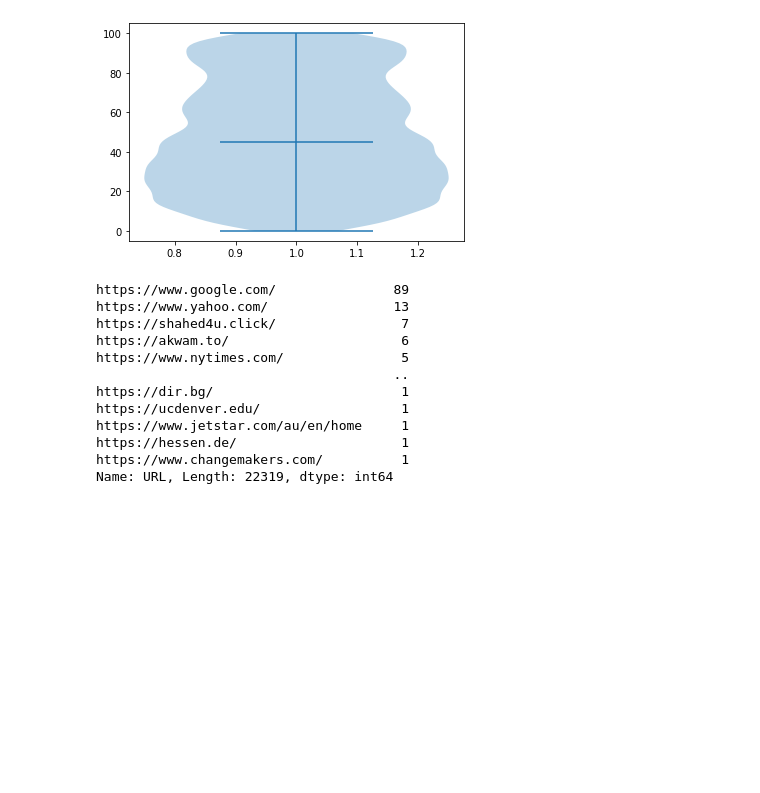
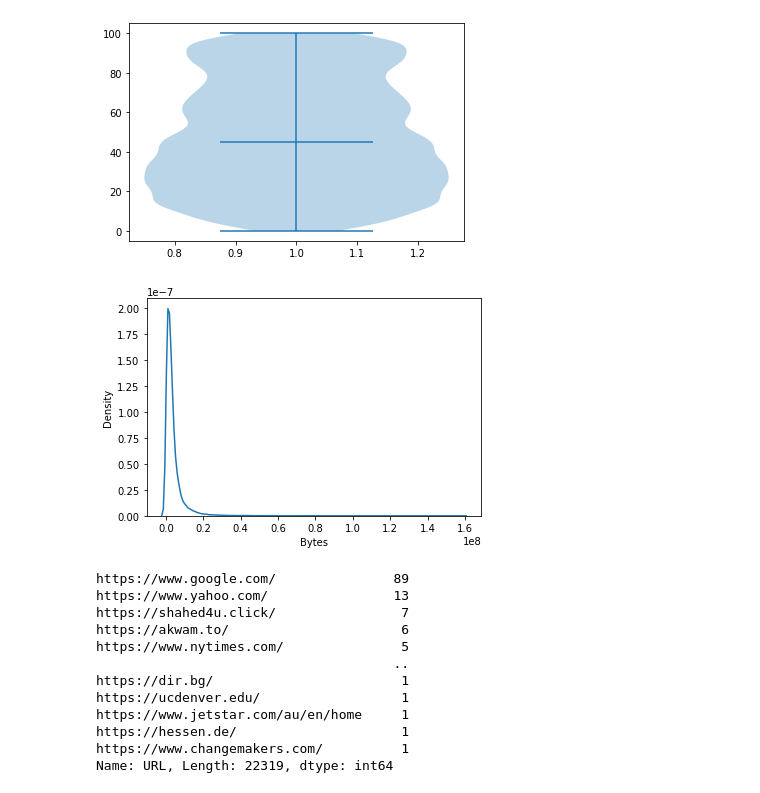
Before and after one commit to ivanivanov10101/bachelor-project, a Jupyter notebook: CSV.ipynb, the cells around one changed output. Saved outputs shown, nothing was run; the diff lists cells and outputs as text; code cells hidden in the pictures; blank space fills up the shorter version.

```diff
--- a/CSV.ipynb
+++ b/CSV.ipynb
@@ -438,6 +454,11 @@ plt.violinplot(dfmain['Cleaner Than %'], showmedians=True)
 plt.show()
 # %% [output]
 [figure]
+# %%
+sns.kdeplot(dfmain['Bytes'])
+plt.show()
+# %% [output]
+[figure, added]
 # %%
 dfmain["URL"].value_counts()
 # %% [output]
```
Also changed, not shown: parts of 11 cells of this notebook, 13 other files.
